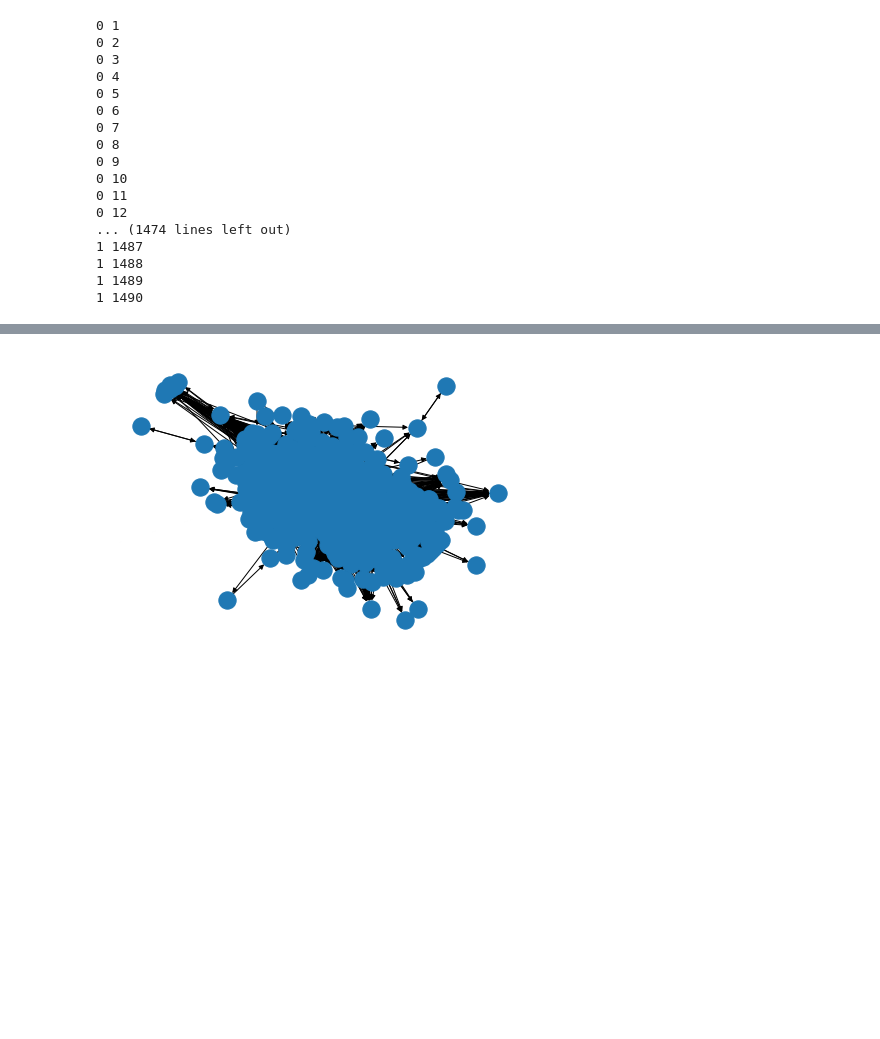
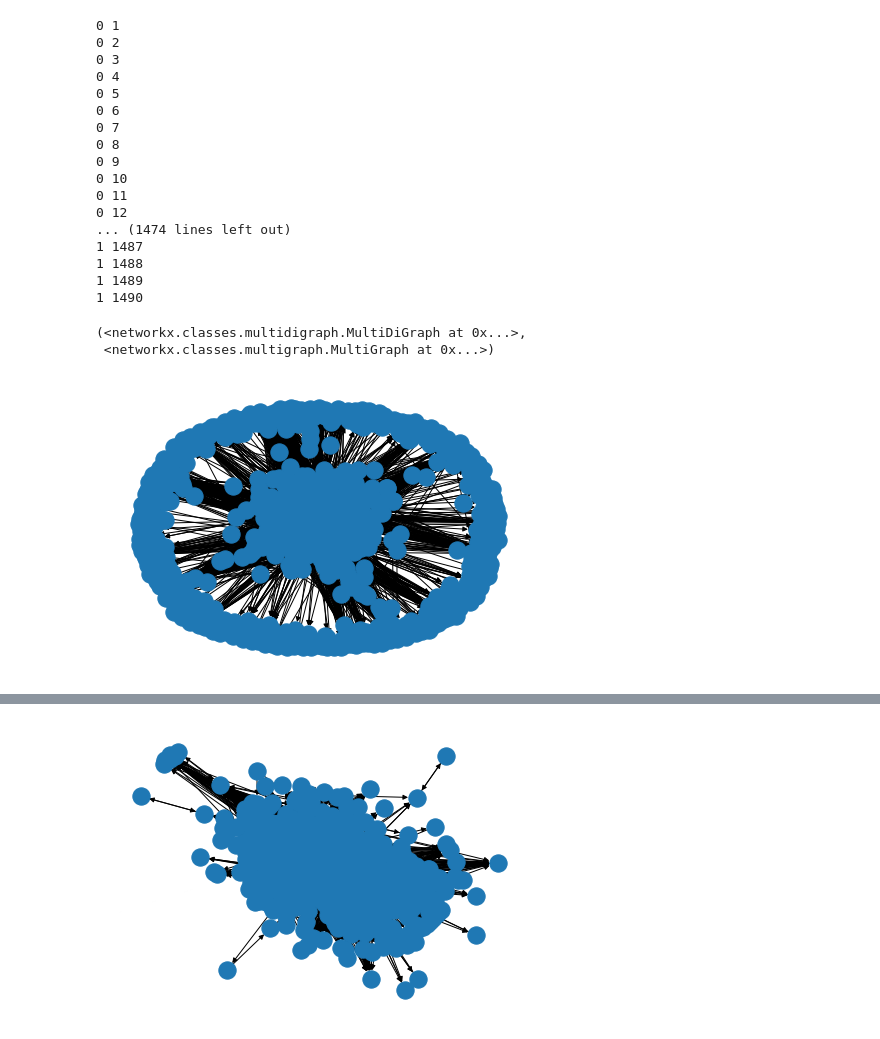
Before and after one commit to anmokhta/DSC180A-Project1, a Jupyter notebook: notebooks/Political blog.ipynb, the cells around one changed output, grey strips where cells are left out. Cells and saved outputs as stored; diff of their text form; code cells hidden in the pictures; blank space fills up the shorter version.

```diff
--- a/notebooks/Political blog.ipynb
+++ b/notebooks/Political blog.ipynb
@@ -109,4 +109,4 @@ for i in H.nodes:
 1 1489
 1 1490
 # %%
-H = nx.read_gml('../' + data_dir + political_etl_config["raw_data_filename"], label='id')
+G = nx.read_gml('../' + data_dir + political_etl_config["raw_data_filename"], label='id')
@@ -113,3 +115,12 @@ H = nx.read_gml('../' + data_dir + political_etl_config["raw_data_filename"], la
+# %%
+G,H
+# %% [output]
+(<networkx.classes.multidigraph.MultiDiGraph at 0x...>,
+ <networkx.classes.multigraph.MultiGraph at 0x...>)
+# %%
+nx.draw(G)
+# %% [output]
+[figure, added]
 # %%
 nx.draw(H)
 # %% [output]
```
Also changed, not shown: parts of 6 cells of this notebook, 1 other file.
